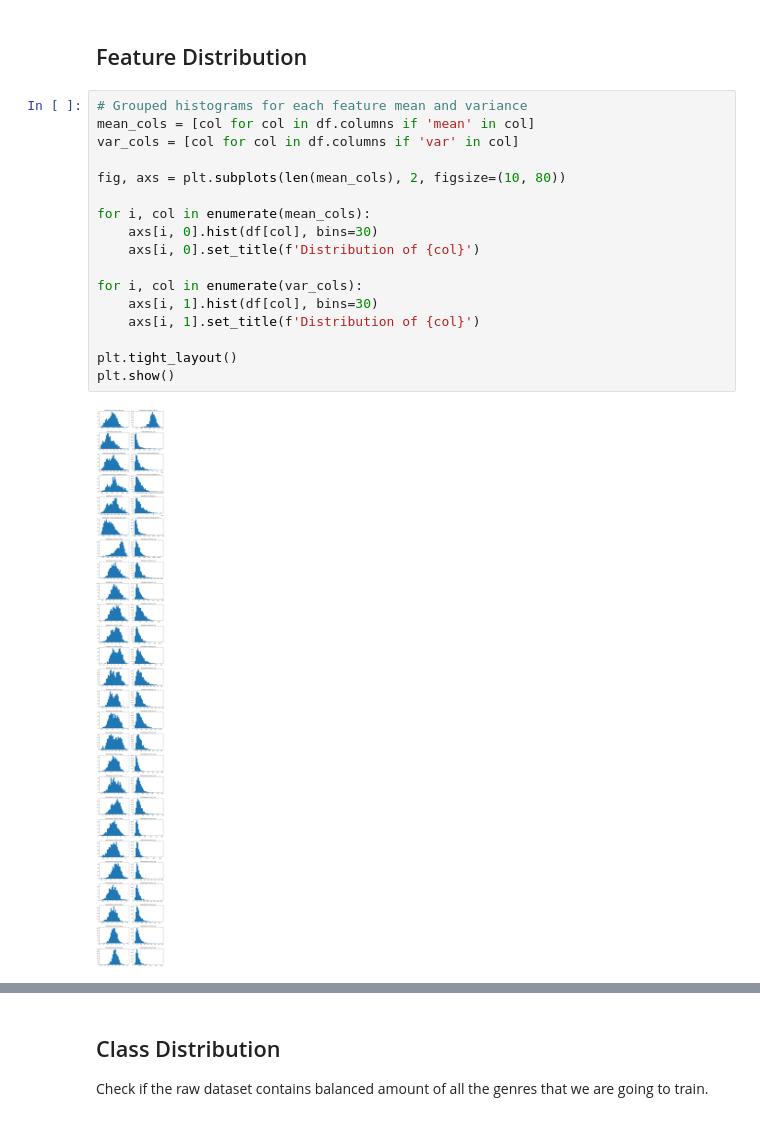
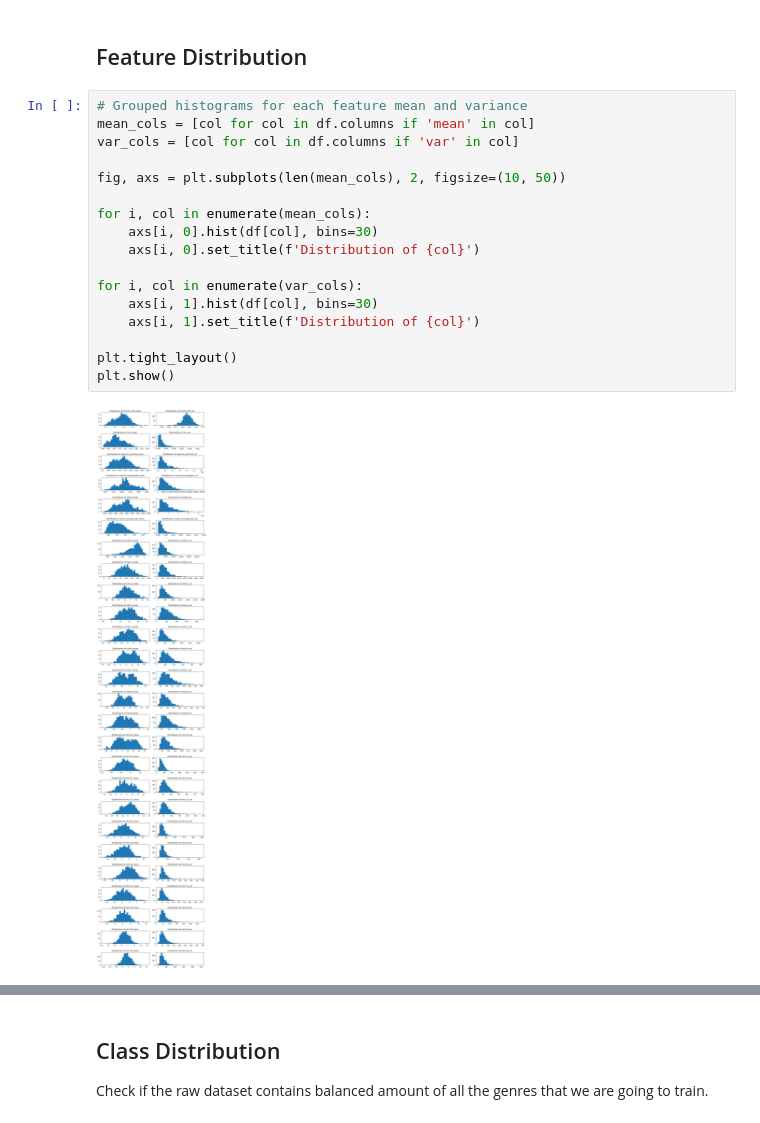
Before and after one commit to COGS118A/Group007-SP23, a Jupyter notebook: Checkpoint_Group007-SP23.ipynb, the cells around one changed output, grey strips where cells are left out. Saved outputs shown, nothing was run; the diff lists cells and outputs as text.

Commit message:
EDA and joint plots

```diff
--- a/Checkpoint_Group007-SP23.ipynb
+++ b/Checkpoint_Group007-SP23.ipynb
@@ -277,22 +277,22 @@ plt.show()
 # %%
 # Grouped histograms for each feature mean and variance
 mean_cols = [col for col in df.columns if 'mean' in col]
 var_cols = [col for col in df.columns if 'var' in col]
 
-fig, axs = plt.subplots(len(mean_cols), 2, figsize=(10, 80))
+fig, axs = plt.subplots(len(mean_cols), 2, figsize=(10, 50))
 
 for i, col in enumerate(mean_cols):
     axs[i, 0].hist(df[col], bins=30)
     axs[i, 0].set_title(f'Distribution of {col}')
 
 for i, col in enumerate(var_cols):
     axs[i, 1].hist(df[col], bins=30)
     axs[i, 1].set_title(f'Distribution of {col}')
 
 plt.tight_layout()
 plt.show()
 # %% [output]
-[figure, old version]
+[figure, new version]
 # %%
 # Check skewness
 skewness_means = df[[col for col in df.columns if 'mean' in col]].skew()
```
Also changed, not shown: parts of 18 cells of this notebook.
